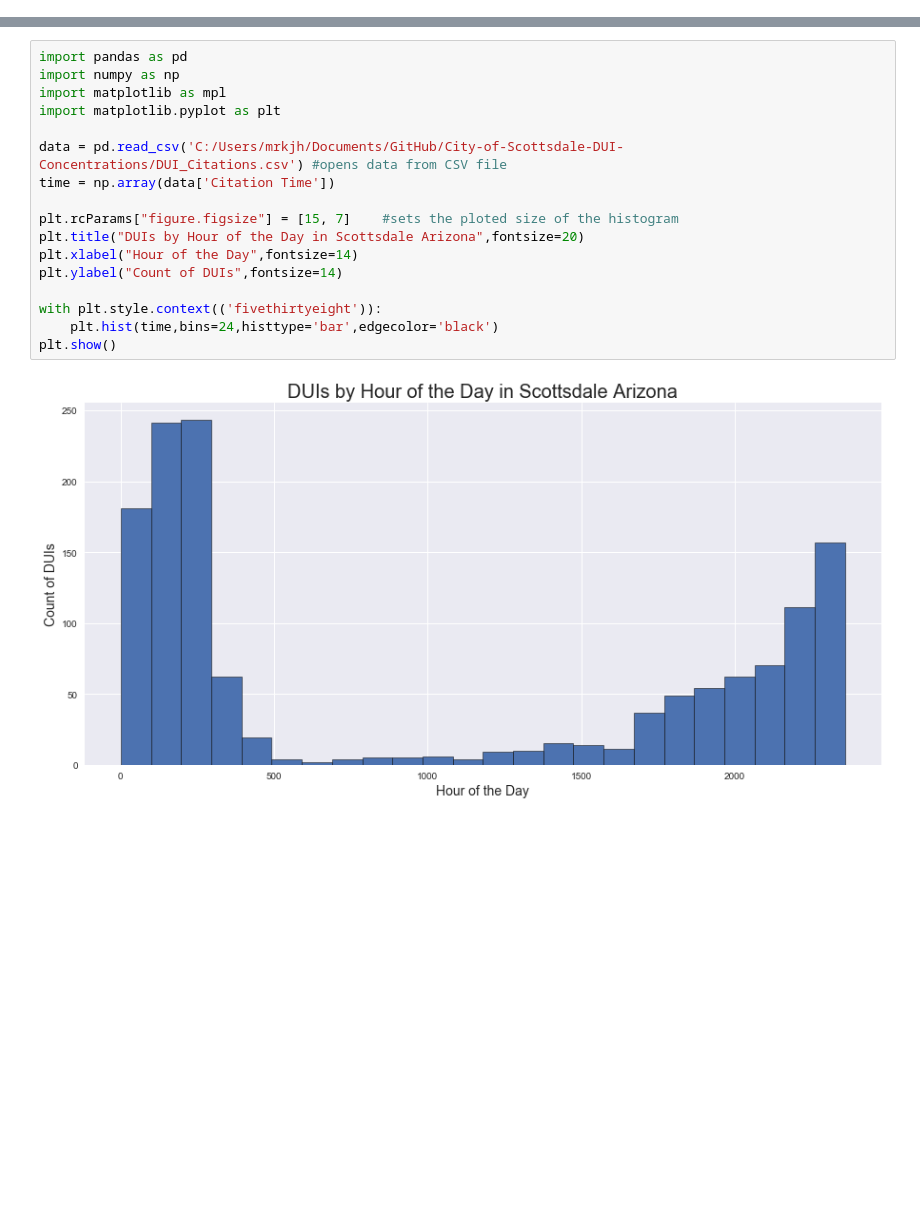
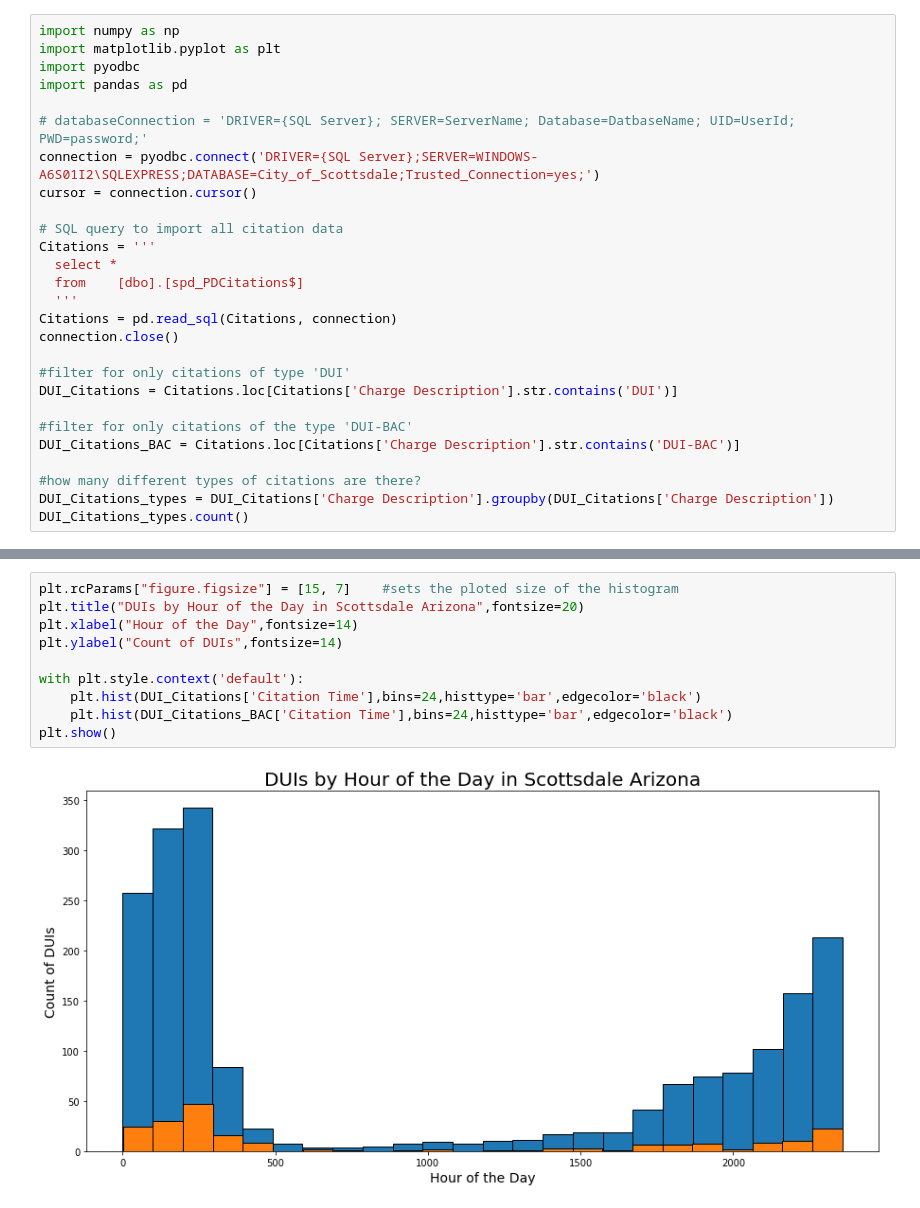
Before and after one commit to mrkjhsn/City-of-Scottsdale-DUI-Concentrations, a Jupyter notebook: CityofScottsdale_DUI_Visualization.ipynb, the cells around one changed output, grey strips where cells are left out. Saved outputs shown, nothing was run; the diff lists cells and outputs as text; blank space fills up the shorter version.

```diff
--- a/CityofScottsdale_DUI_Visualization.ipynb
+++ b/CityofScottsdale_DUI_Visualization.ipynb
@@ -0,0 +1,27 @@
+# %%
+import numpy as np
+import matplotlib.pyplot as plt
+import pyodbc
+import pandas as pd
+
+# databaseConnection = 'DRIVER={SQL Server}; SERVER=ServerName; Database=DatbaseName; UID=UserId; PWD=password;'
+connection = pyodbc.connect('DRIVER={SQL Server};SERVER=WINDOWS-A6S01I2\SQLEXPRESS;DATABASE=City_of_Scottsdale;Trusted_Connection=yes;')
+cursor = connection.cursor()
+
+# SQL query to import all citation data
+Citations = '''
+  select *
+  from    [dbo].[spd_PDCitations$]
+  '''
+Citations = pd.read_sql(Citations, connection)
+connection.close()
+
+#filter for only citations of type 'DUI'
+DUI_Citations = Citations.loc[Citations['Charge Description'].str.contains('DUI')]
+
+#filter for only citations of the type 'DUI-BAC'
+DUI_Citations_BAC = Citations.loc[Citations['Charge Description'].str.contains('DUI-BAC')]
+
+#how many different types of citations are there?
+DUI_Citations_types = DUI_Citations['Charge Description'].groupby(DUI_Citations['Charge Description'])
+DUI_Citations_types.count()
@@ -1,22 +36,15 @@
 # %%
-import pandas as pd
-import numpy as np
-import matplotlib as mpl
-import matplotlib.pyplot as plt
-
-data = pd.read_csv('C:/Users/mrkjh/Documents/GitHub/City-of-Scottsdale-DUI-Concentrations/DUI_Citations.csv') #opens data from CSV file
-time = np.array(data['Citation Time'])
-
 plt.rcParams["figure.figsize"] = [15, 7]    #sets the ploted size of the histogram
 plt.title("DUIs by Hour of the Day in Scottsdale Arizona",fontsize=20)
 plt.xlabel("Hour of the Day",fontsize=14)
 plt.ylabel("Count of DUIs",fontsize=14)
 
-with plt.style.context(('fivethirtyeight')):
-    plt.hist(time,bins=24,histtype='bar',edgecolor='black')
+with plt.style.context('default'):
+    plt.hist(DUI_Citations['Citation Time'],bins=24,histtype='bar',edgecolor='black')
+    plt.hist(DUI_Citations_BAC['Citation Time'],bins=24,histtype='bar',edgecolor='black')
 plt.show()
 # %% [output]
-[figure, old version]
+[figure, new version]
 # %%
 # opens SQL query directly in Python, rather than open from CSV
 
```
Also changed, not shown: parts of 3 cells of this notebook.
